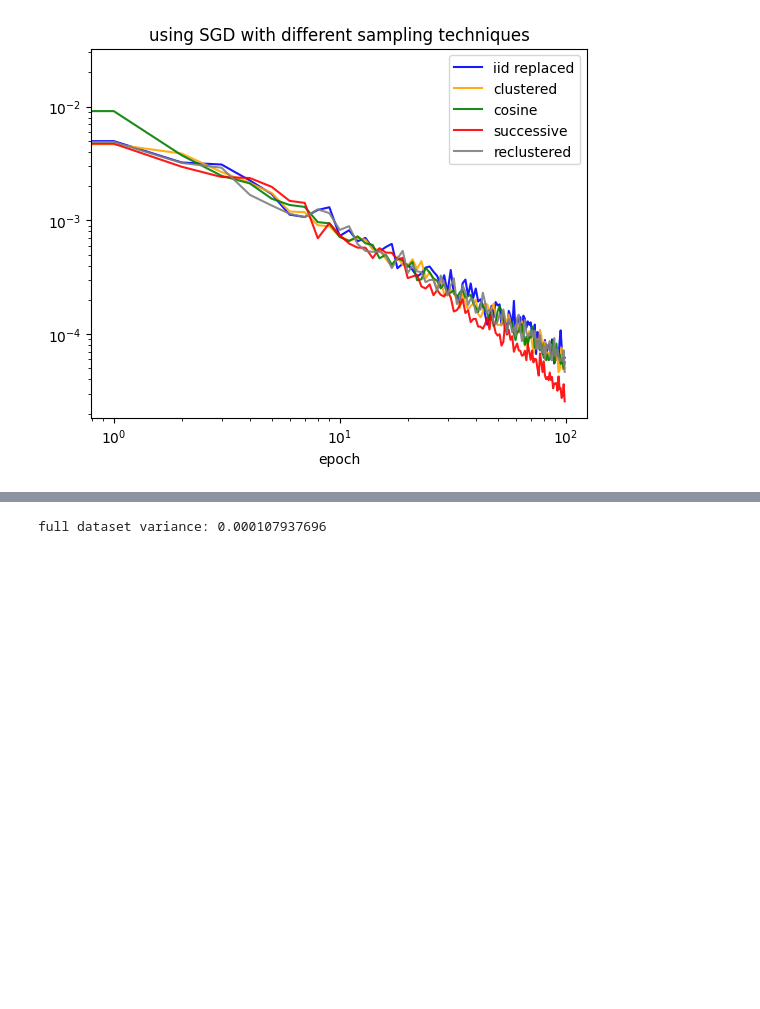
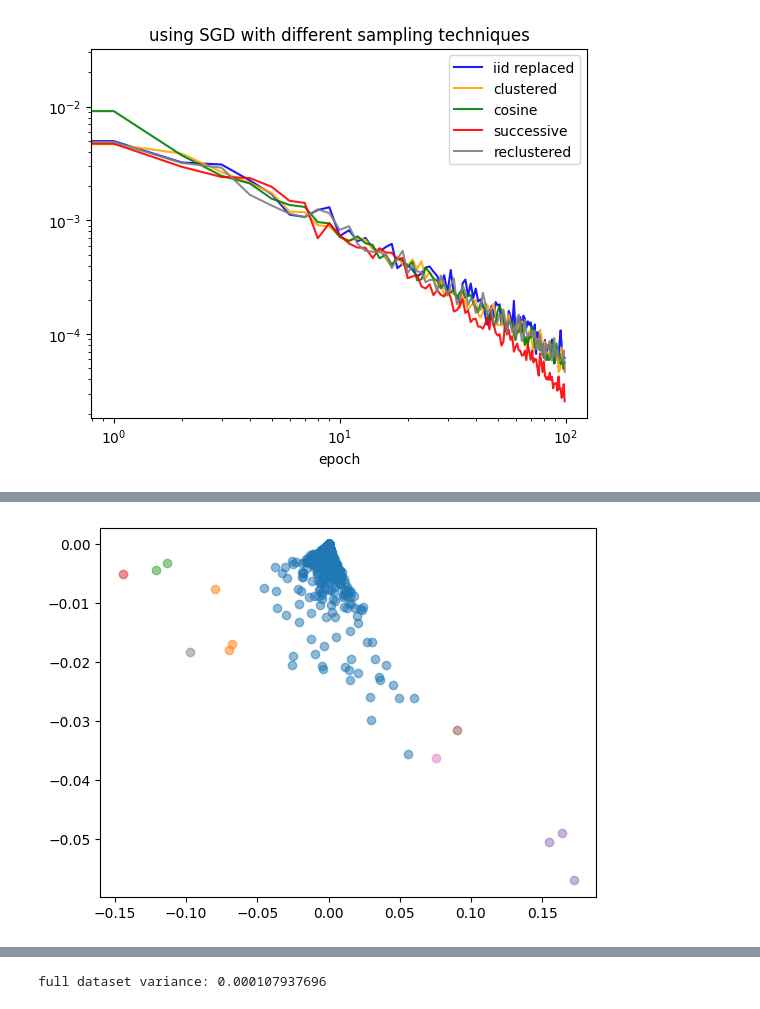
Before and after one commit to yy214/cluster-for-opt, a Jupyter notebook: clustering_for_opt.ipynb, the cells around one changed output, grey strips where cells are left out. Saved outputs shown, nothing was run; the diff lists cells and outputs as text; code cells hidden in the pictures; blank space fills up the shorter version.

Commit message:
added hierarchical clustering + updated sampling

```diff
--- a/clustering_for_opt.ipynb
+++ b/clustering_for_opt.ipynb
@@ -625 +611,8 @@ distances, ann = index.search(_vector, k=k)
+# %%
+from cluster_tools import display_clusters, approx_nearest_clustering
+
+distance_labels = approx_nearest_clustering(all_gradients)
+display_clusters(all_gradients, distance_labels, max(distance_labels)+1)
+# %% [output]
+[figure, added]
 # %%
```
Also changed, not shown: parts of 19 cells of this notebook, 2 other files.
